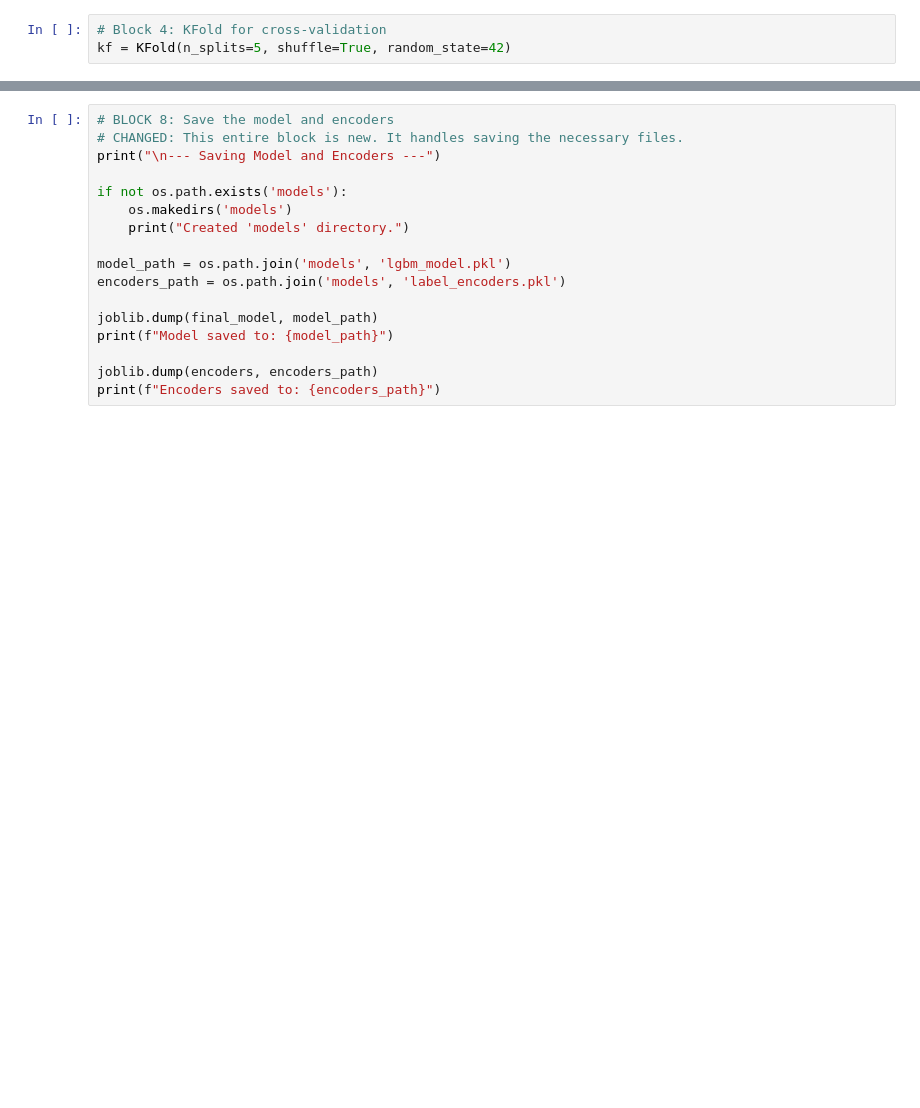
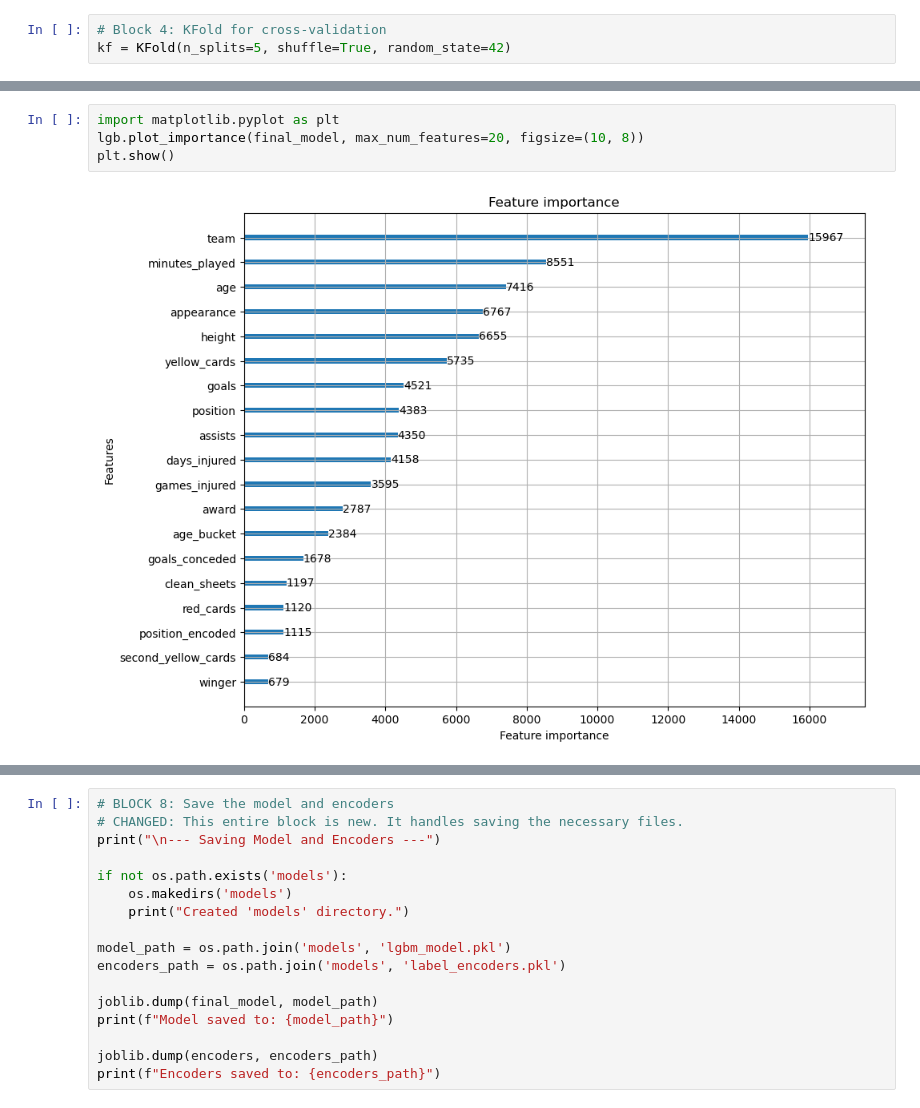
Before and after one commit to BIGMANMORAL/Major-Pro, a Jupyter notebook: Notebooks/LightGBM.ipynb, the cells around one changed output, grey strips where cells are left out. Cells and saved outputs as stored; diff of their text form; blank space fills up the shorter version.

```diff
--- a/Notebooks/LightGBM.ipynb
+++ b/Notebooks/LightGBM.ipynb
@@ -140,0 +135,6 @@ Best CV R² from Optuna: 0.528412694658182
+# %%
+import matplotlib.pyplot as plt
+lgb.plot_importance(final_model, max_num_features=20, figsize=(10, 8))
+plt.show()
+# %% [output]
+[figure, added]
```
Also changed, not shown: parts of 5 cells of this notebook, 2 other files.
